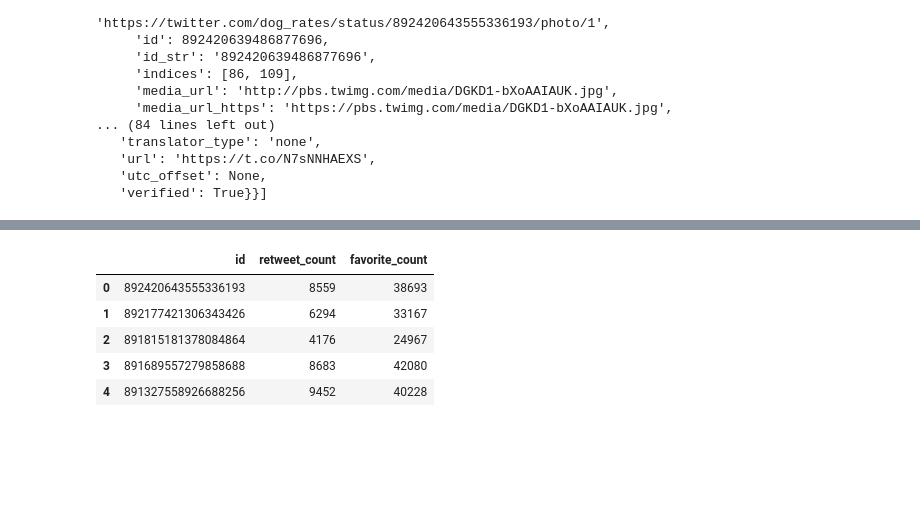
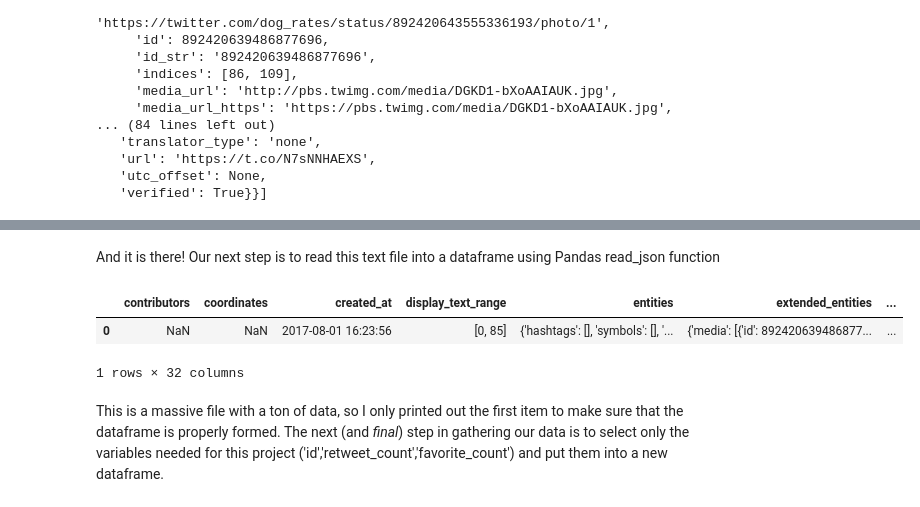
Before and after one commit to moscowjh/t2-p3-wrangle, a Jupyter notebook: wrangle_act.ipynb, the cells around one changed output, grey strips where cells are left out. Saved outputs shown, nothing was run; the diff lists cells and outputs as text; code cells hidden in the pictures; blank space fills up the shorter version.

Commit message:
Completed 'Gather' phase of project.

```diff
--- a/wrangle_act.ipynb
+++ b/wrangle_act.ipynb
@@ -218,12 +238,12 @@ with open('tweet_json.txt', 'w') as outfile:
+# %% [markdown]
+And it is there! Our next step is to read this text file into a dataframe using Pandas read_json function
 # %%
-df_jase = pd.read_json(open('tweet_json.txt'))
-df_json = df_jase[['id','retweet_count','favorite_count']]
+df_json = pd.read_json(open('tweet_json.txt'))
 # %%
-df_json.head()
+df_json.head(1)
 # %% [output]
-|  | id | retweet_count | favorite_count |
-| 0 | 892420643555336193 | 8559 | 38693 |
-| 1 | 892177421306343426 | 6294 | 33167 |
-| 2 | 891815181378084864 | 4176 | 24967 |
-| 3 | 891689557279858688 | 8683 | 42080 |
-| 4 | 891327558926688256 | 9452 | 40228 |
+|  | contributors | coordinates | created_at | display_text_range | entities | extended_entities | ... |
+| 0 | NaN | NaN | 2017-08-01 16:23:56 | [0, 85] | {'hashtags': [], 'symbols': [], '... | {'media': [{'id': 892420639486877... | ... |
+1 rows × 32 columns
+# %% [markdown]
+This is a massive file with a ton of data, so I only printed out the first item to make sure that the dataframe is properly formed. The next (and *final*) step in gathering our data is to select only the variables needed for this project ('id','retweet_count','favorite_count') and put them into a new dataframe.
```
Also changed, not shown: parts of 15 cells of this notebook.
